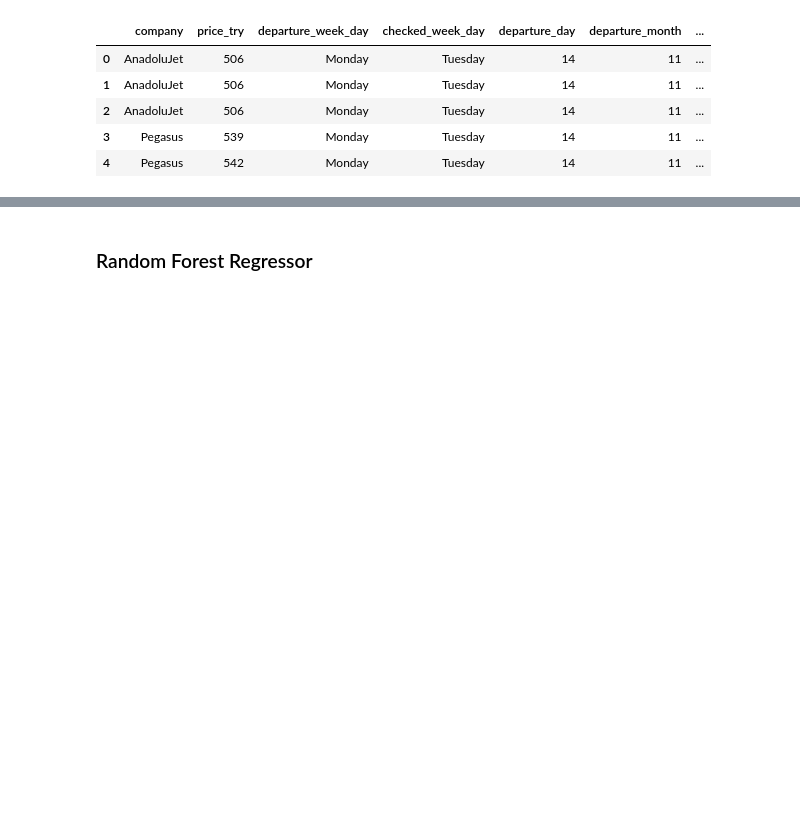
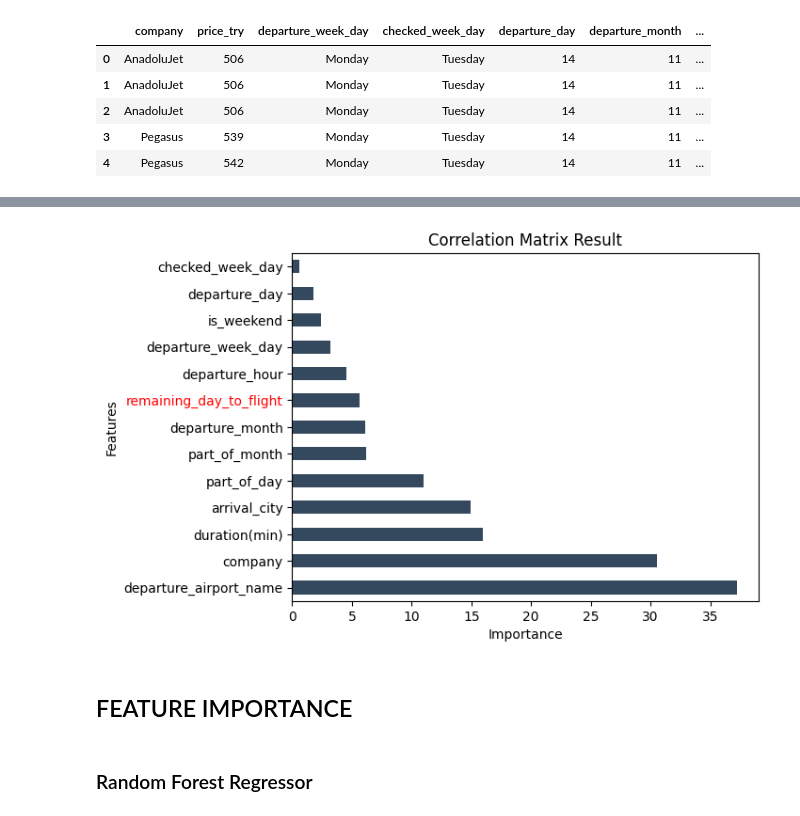
Before and after one commit to koglak/SWE599_Flight_Price_Estimation, a Jupyter notebook: Feature_Importance.ipynb, the cells around one changed output, grey strips where cells are left out. Cells and saved outputs as stored; diff of their text form; code cells hidden in the pictures; blank space fills up the shorter version.

```diff
--- a/Feature_Importance.ipynb
+++ b/Feature_Importance.ipynb
@@ -78,3 +78,6 @@ le=LabelEncoder()
 for categorical_col in categorical_cols:
     le.fit(df_feature_imp[categorical_col])
     df_feature_imp[categorical_col] = le.transform(df_feature_imp[categorical_col])
+# %%
+corr_result = df_feature_imp.corr()["price_try"].apply(lambda val: abs(val)*100).sort_values(ascending=False)
+corr_result.iloc[1:]
@@ -81,3 +99,13 @@ for categorical_col in categorical_cols:
+# %%
+ax = corr_result.iloc[1:].plot(kind='barh', color="#34495E")
+plt.title("Correlation Matrix Result")
+plt.xlabel("Importance")
+plt.ylabel("Features")
+ax.get_yticklabels()[7].set_color("red")
+
+plt.show()
+# %% [output]
+[figure, added]
 # %%
 X = df_feature_imp.drop(['price_try'], axis=1)
 
@@ -91,6 +119,8 @@ y_train_log = np.log(y_train)
 # scaling features
 sc = StandardScaler()
 X_train_norm = sc.fit_transform(X_train)
+# %% [markdown]
+## FEATURE IMPORTANCE
 # %% [markdown]
 ### Random Forest Regressor
 # %%
```
Also changed, not shown: parts of 3 cells of this notebook, 5 other files.
